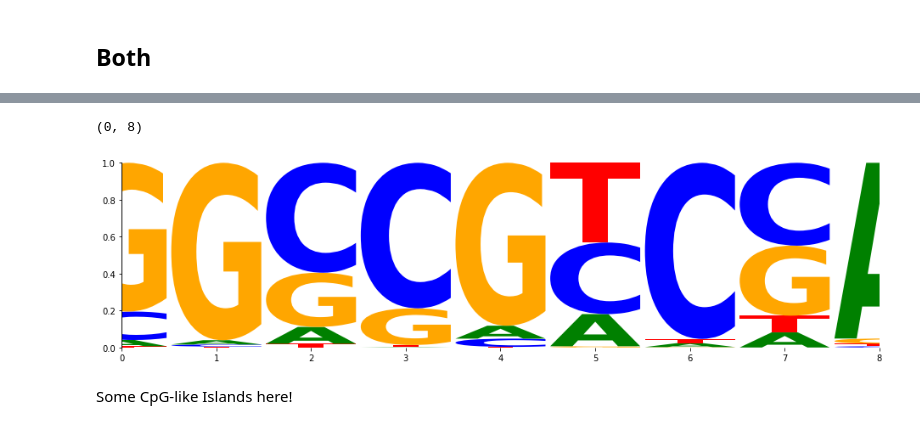
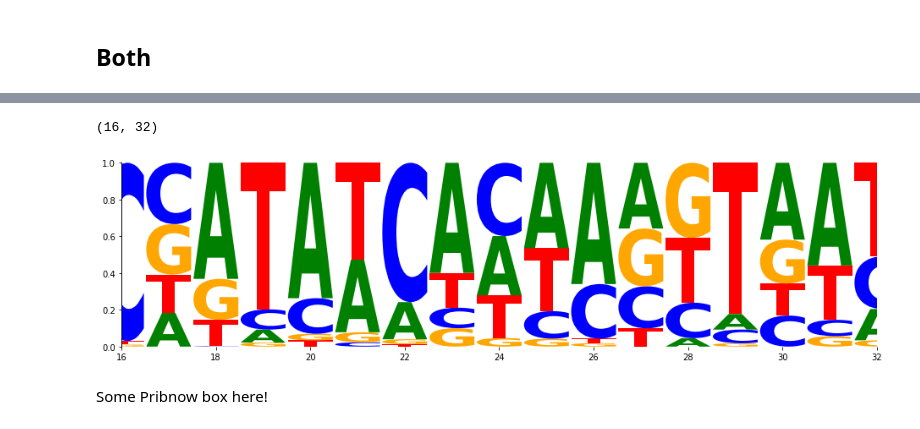
Before and after one commit to carrascomj/drastic, a Jupyter notebook: notebooks/logos.ipynb, the cells around one changed output, grey strips where cells are left out. Cells and saved outputs as stored; diff of their text form; code cells hidden in the pictures.

```diff
--- a/notebooks/logos.ipynb
+++ b/notebooks/logos.ipynb
@@ -144,14 +159,14 @@ Iteration: 99 Loss: -6.16
 # %%
 fig, ax = plt.subplots(1, 1)
 nn_logo = logomaker.Logo(df, ax=ax)
 nn_logo.style_spines(visible=False)
 nn_logo.style_spines(spines=["left"], visible=True, bounds=[0, 1])
-nn_logo.ax.set_xlim([0,8])
+nn_logo.ax.set_xlim([16,32])
 # %% [output]
-(0, 8)
+(16, 32)
-[figure, old version]
+[figure, new version]
-# %% [markdown]
-Some CpG-like Islands here!
+# %% [markdown]
+Some Pribnow box here!
 # %%
 fig = recreate_logo(opt3)
 # %% [output]
```
Also changed, not shown: parts of 10 cells of this notebook.
